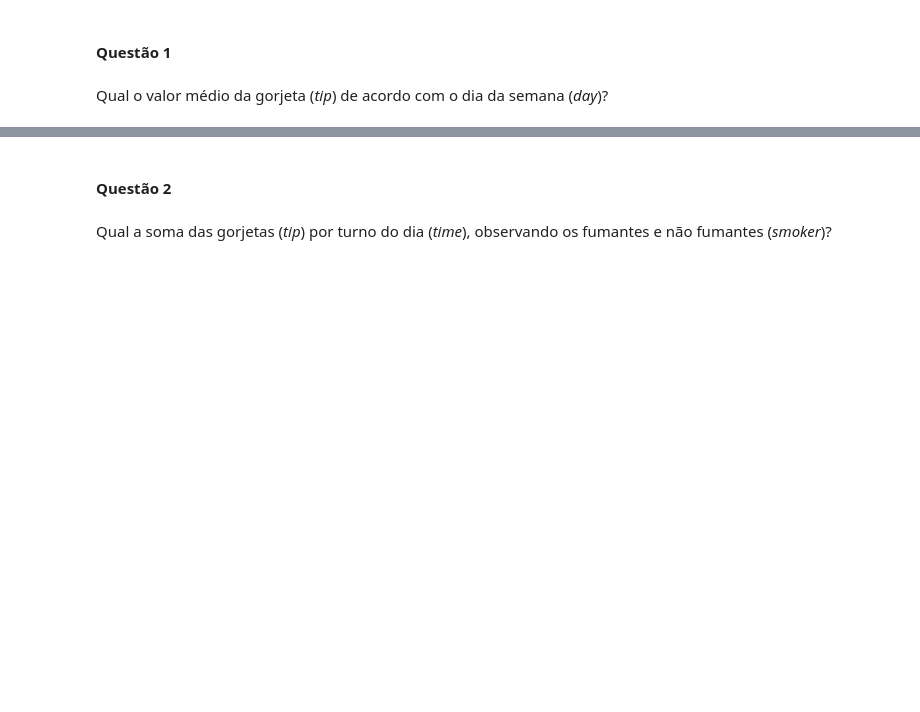
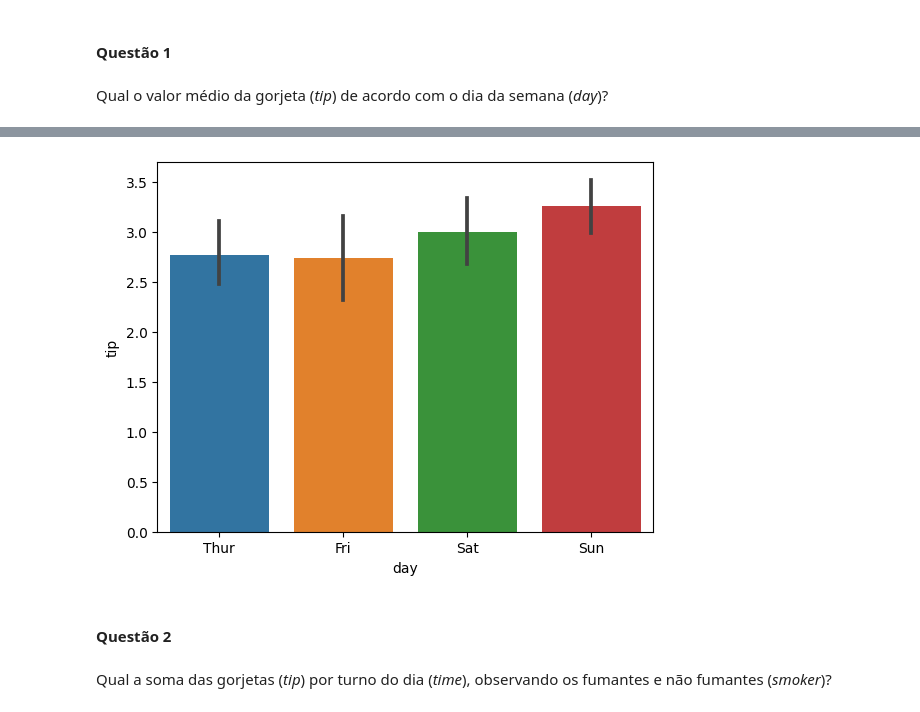
Before and after one commit to Rabittencourt/pdt_suzano_turma892, a Jupyter notebook: modulo_tp2/aula_3/Aula 3 - Seaborn.ipynb, the cells around one changed output, grey strips where cells are left out. Drawn from its saved outputs; the diff is of its cells as text; code cells hidden in the pictures; blank space fills up the shorter version.

```diff
--- a/modulo_tp2/aula_3/Aula 3 - Seaborn.ipynb
+++ b/modulo_tp2/aula_3/Aula 3 - Seaborn.ipynb
@@ -379,3 +379,5 @@ import numpy as np
 import pandas as pd
 import seaborn as sns
 import matplotlib.pyplot as plt
+# %%
+tips = sns.load_dataset('tips')
@@ -386,3 +423,8 @@ Qual o valor médio da gorjeta (*tip*) de acordo com o dia da semana (*day*)?
+# %%
+sns.barplot(data=tips, x='day', y='tip', estimator=np.mean)
+plt.show()
+# %% [output]
+[figure, added]
 # %% [markdown]
 #### Questão 2
 # %% [markdown]
```
Also changed, not shown: parts of 19 cells of this notebook, 2 other files.
